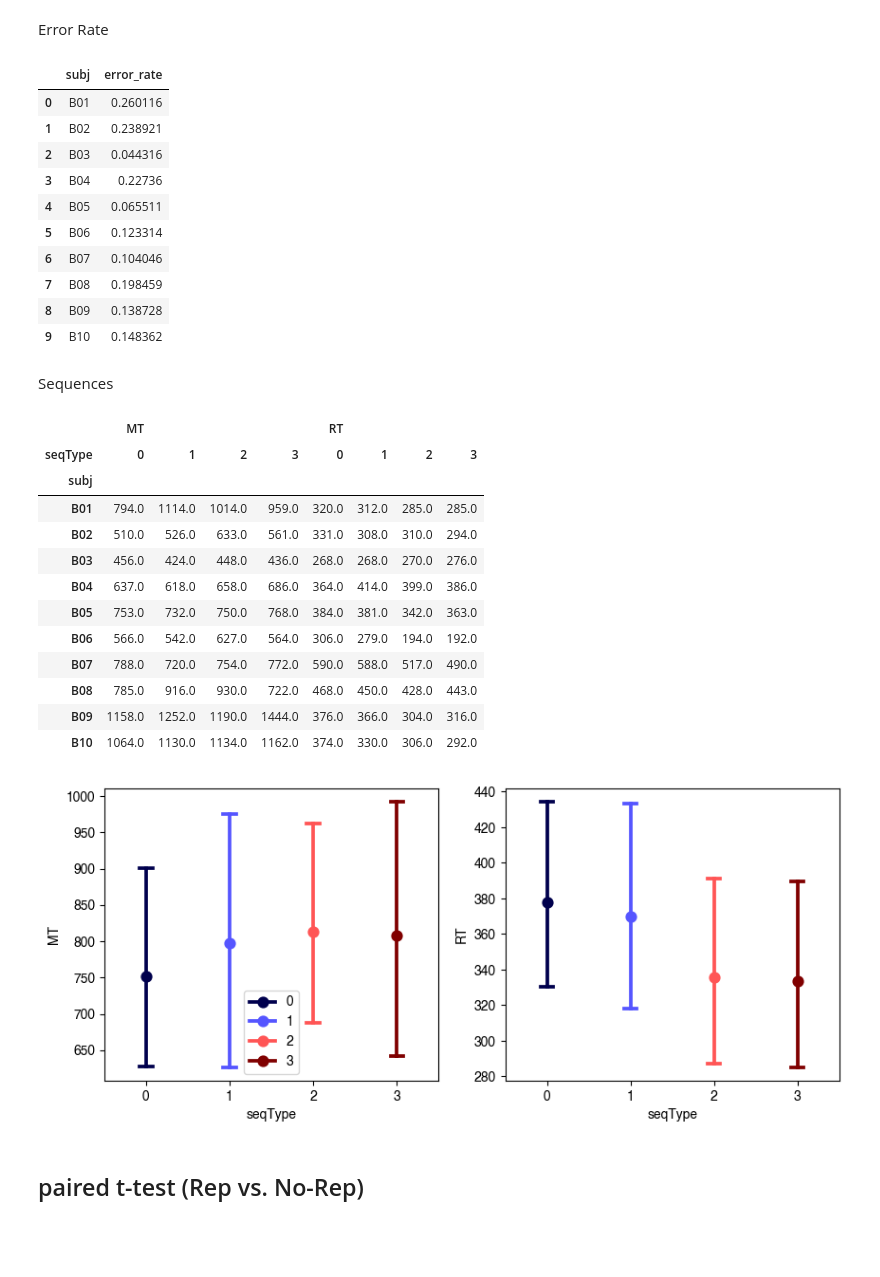
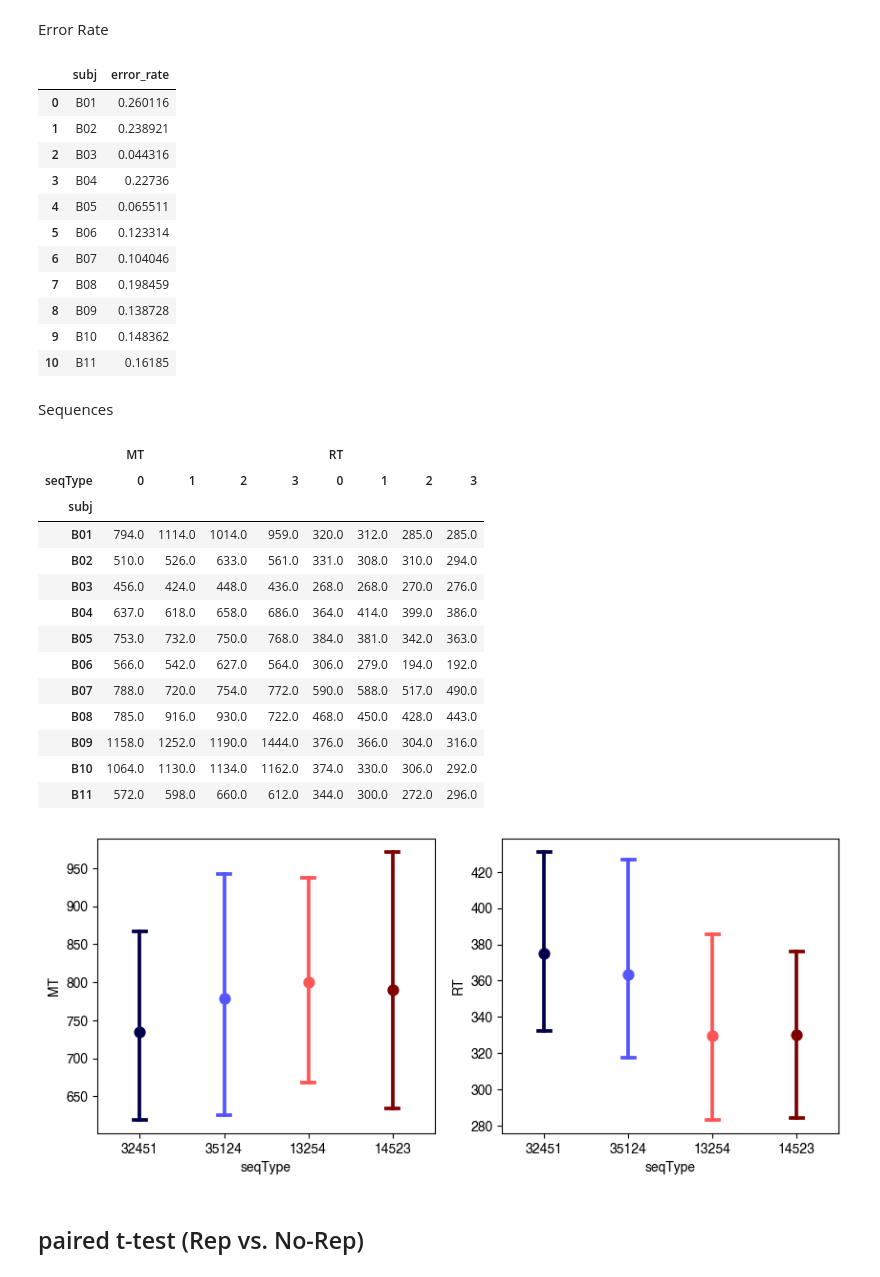
Before and after one commit to psb629/SeqSpatialSupp_fMRI, a Jupyter notebook: Notebook/behav.sslb2.ipynb, the cells around one changed output. Cells and saved outputs as stored; diff of their text form; code cells hidden in the pictures; blank space fills up the shorter version.

```diff
--- a/Notebook/behav.sslb2.ipynb
+++ b/Notebook/behav.sslb2.ipynb
@@ -47,6 +47,6 @@ mpl.rcParams['font.family'] = 'Helvetica'
 dir_behav = su.get_dir_behav()
 # %%
 # list_sn = su.get_list_sn()
-list_sn = ['01', '02', '03', '04', '05', '06', '07', '08', '09', '10']
+list_sn = ['01', '02', '03', '04', '05', '06', '07', '08', '09', '10', '11']
 list_sn
 # %% [output]
@@ -91,6 +91,20 @@ def seq2seqType(seq):
         res = -1
 
     return res
+# %%
+def seqType2seq(seqType):
+    if seqType==0:
+        res = '32451'
+    elif seqType==1:
+        res = '35124'
+    elif seqType==2:
+        res = '13254'
+    elif seqType==3:
+        res = '14523'
+    else:
+        res = ''
+
+    return res
 # %%
 def get_behav_df(sn):
     subj = 'B'+sn
@@ -383,6 +398,7 @@ df
 | 7 | B08 | 0.198459 |
 | 8 | B09 | 0.138728 |
 | 9 | B10 | 0.148362 |
+| 10 | B11 | 0.16185 |
 # %% [markdown]
 Sequences
 # %%
@@ -402,23 +418,26 @@ dh
 | B08 | 785.0 | 916.0 | 930.0 | 722.0 | 468.0 | 450.0 | 428.0 | 443.0 |
 | B09 | 1158.0 | 1252.0 | 1190.0 | 1444.0 | 376.0 | 366.0 | 304.0 | 316.0 |
 | B10 | 1064.0 | 1130.0 | 1134.0 | 1162.0 | 374.0 | 330.0 | 306.0 | 292.0 |
+| B11 | 572.0 | 598.0 | 660.0 | 612.0 | 344.0 | 300.0 | 272.0 | 296.0 |
 # %%
 fig, axs = plt.subplots(ncols=2, figsize=(10,4))
 
 for ii, y in enumerate(['MT','RT']):
     ax = axs[ii]
     g = sns.pointplot(
         data=dh.stack(level=1, future_stack=True).reset_index(),
         x='seqType', y=y,
         hue='seqType', palette=cm.seismic,
         capsize=0.15,
         ax=ax
     )
-    g.legend()
-    if ii!=0:
-        g.legend().remove()
+    g.legend().remove()
+    xticks = g.get_xticks()
+    g.set_xticks(xticks)
+    xticklabels = [seqType2seq(st) for st in range(4)]
+    g.set_xticklabels(xticklabels)
 # %% [output]
-[figure, old version]
+[figure, new version]
 # %% [markdown]
 ## paired t-test (Rep vs. No-Rep)
 # %% [markdown]
```
Also changed, not shown: parts of 9 cells of this notebook.
